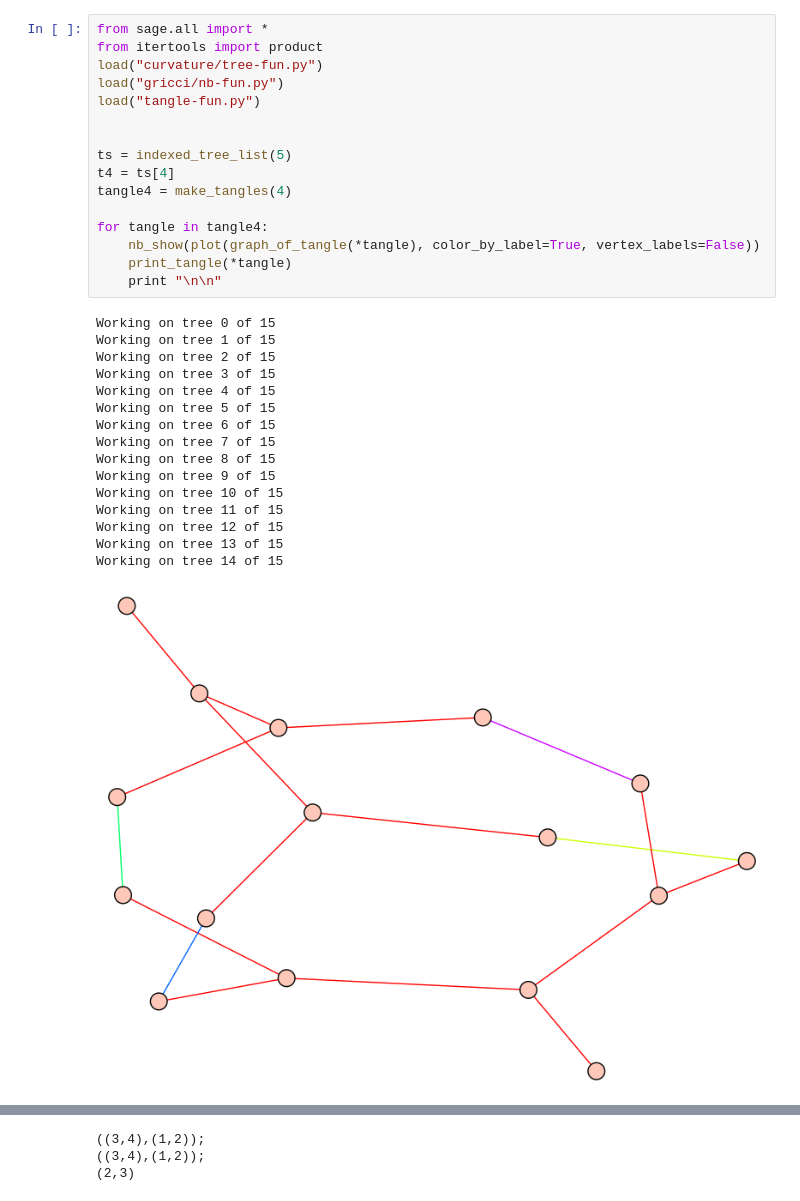
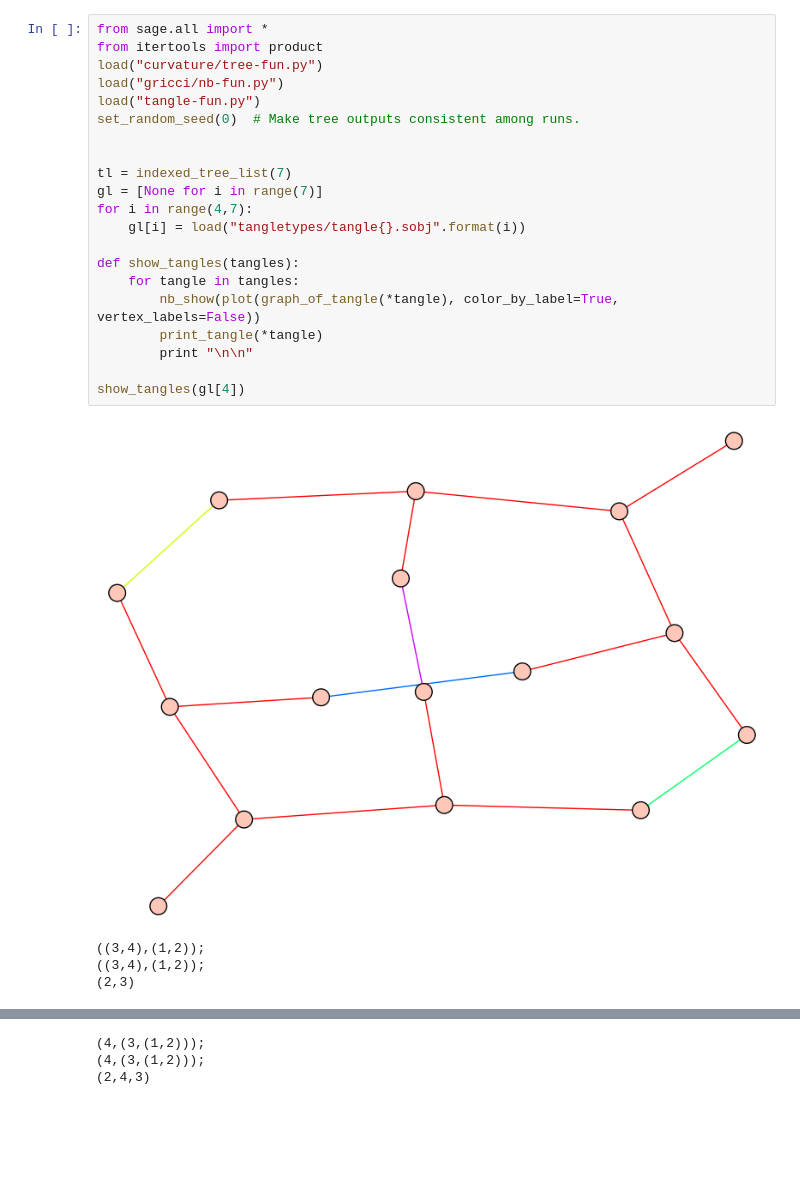
Before and after one commit to matsengrp/tangle, a Jupyter notebook: tangle.ipynb, the cells around one changed output, grey strips where cells are left out. Saved outputs shown, nothing was run; the diff lists cells and outputs as text; blank space fills up the shorter version.

```diff
--- a/tangle.ipynb
+++ b/tangle.ipynb
@@ -1,33 +1,26 @@
 # %%
 from sage.all import *
 from itertools import product
 load("curvature/tree-fun.py")
 load("gricci/nb-fun.py")
 load("tangle-fun.py")
+set_random_seed(0)  # Make tree outputs consistent among runs.
 
 
-ts = indexed_tree_list(5)
-t4 = ts[4]
-tangle4 = make_tangles(4)
+tl = indexed_tree_list(7)
+gl = [None for i in range(7)]
+for i in range(4,7):
+    gl[i] = load("tangletypes/tangle{}.sobj".format(i))
 
-for tangle in tangle4:
-    nb_show(plot(graph_of_tangle(*tangle), color_by_label=True, vertex_labels=False))
-    print_tangle(*tangle)
-    print "\n\n"
+def show_tangles(tangles):
+    for tangle in tangles:
+        nb_show(plot(graph_of_tangle(*tangle), color_by_label=True, vertex_labels=False))
+        print_tangle(*tangle)
+        print "\n\n"
+
+show_tangles(gl[4])
 # %% [output]
+[figure, new version]
-Working on tree 0 of 15
-Working on tree 1 of 15
-Working on tree 2 of 15
-Working on tree 3 of 15
-Working on tree 4 of 15
-Working on tree 5 of 15
-Working on tree 6 of 15
-Working on tree 7 of 15
-Working on tree 8 of 15
-Working on tree 9 of 15
-Working on tree 10 of 15
-Working on tree 11 of 15
-Working on tree 12 of 15
-Working on tree 13 of 15
-Working on tree 14 of 15
+((3,4),(1,2));
+((3,4),(1,2));
+(2,3)
-[figure, old version]
@@ -34,3 +28,3 @@ Working on tree 14 of 15
-((3,4),(1,2));
-((3,4),(1,2));
-(2,3)
+(4,(3,(1,2)));
+(4,(3,(1,2)));
+(2,4,3)
```
Also changed, not shown: parts of 4 cells of this notebook, 1 other file.
